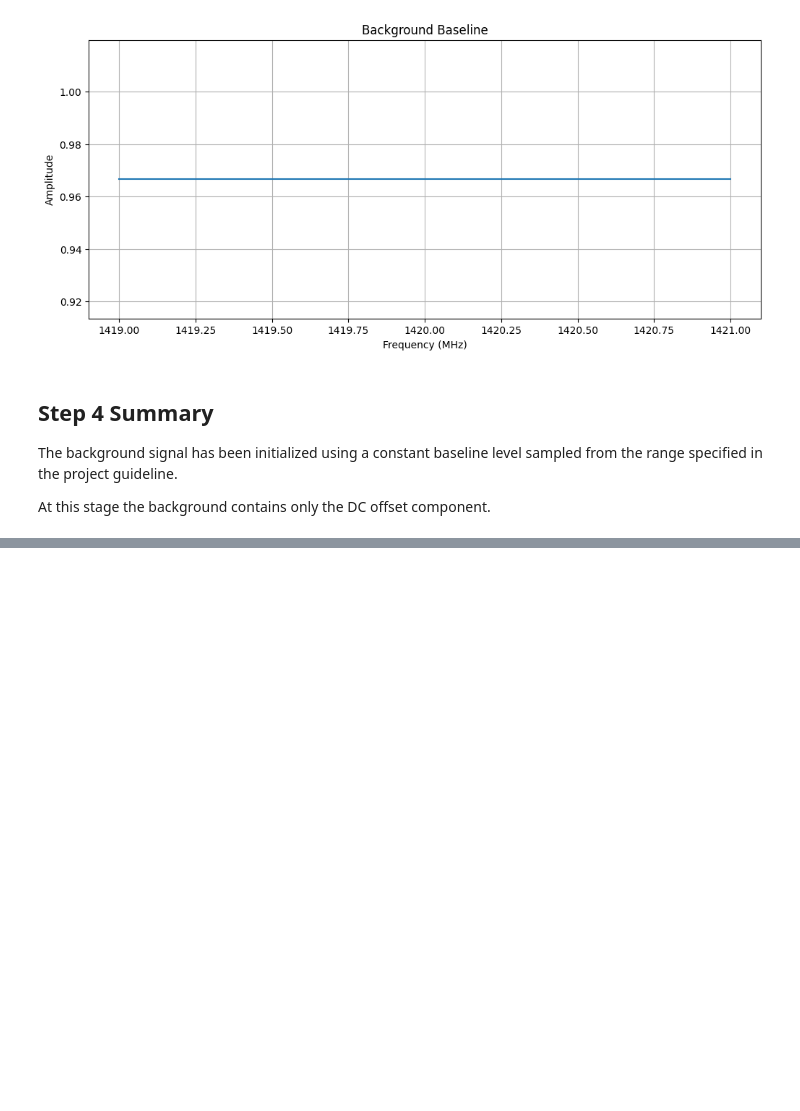
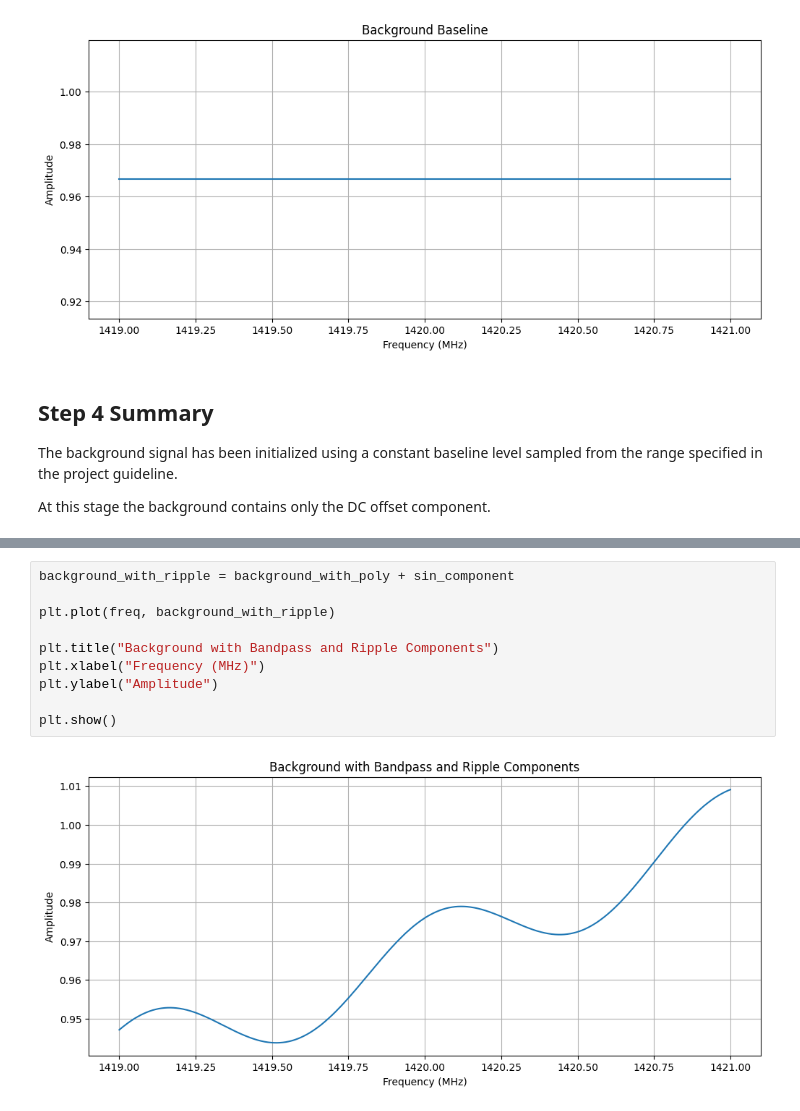
Before and after one commit to Astro-BEAM-AUTh/data-analysis, a Jupyter notebook: Background Removal using NN.ipynb, the cells around one changed output, grey strips where cells are left out. Saved outputs shown, nothing was run; the diff lists cells and outputs as text; blank space fills up the shorter version.

```diff
--- a/Background Removal using NN.ipynb
+++ b/Background Removal using NN.ipynb
@@ -220,0 +404,12 @@ At this stage the background contains only the DC offset component.
+# %%
+background_with_ripple = background_with_poly + sin_component
+
+plt.plot(freq, background_with_ripple)
+
+plt.title("Background with Bandpass and Ripple Components")
+plt.xlabel("Frequency (MHz)")
+plt.ylabel("Amplitude")
+
+plt.show()
+# %% [output]
+[figure, added]
```
Also changed, not shown: parts of 25 cells of this notebook.
